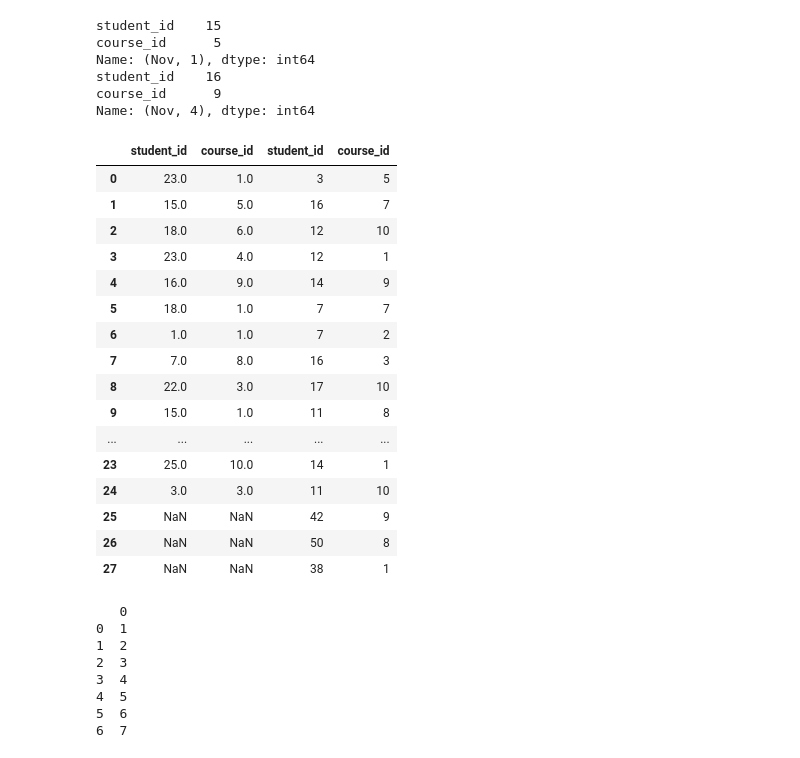
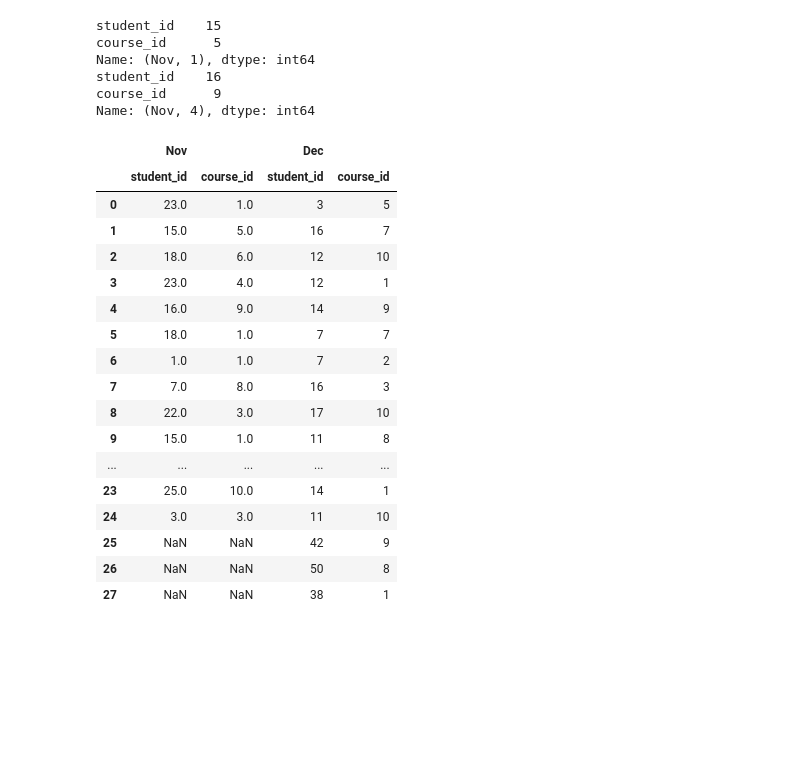
Before and after one commit to Muhammad-Waleed-Source/Pandas, a Jupyter notebook: Pandas_5_Merging_Joining_Concatenating.ipynb, the cells around one changed output. Cells and saved outputs as stored; diff of their text form; code cells hidden in the pictures; blank space fills up the shorter version.

Commit message:
Merging dataframe using Joins

```diff
--- a/Pandas_5_Merging_Joining_Concatenating.ipynb
+++ b/Pandas_5_Merging_Joining_Concatenating.ipynb
@@ -132,8 +114,9 @@ course_id      9
 Name: (Nov, 4), dtype: int64
 # %%
 # horizontally
-pd.concat([nov, dec], axis=1)
+pd.concat([nov, dec], axis=1,keys=['Nov','Dec'])
 # %% [output]
+|  | Nov |  | Dec |  |
 |  | student_id | course_id | student_id | course_id |
 | 0 | 23.0 | 1.0 | 3 | 5 |
 | 1 | 15.0 | 5.0 | 16 | 7 |
@@ -151,16 +134,3 @@ pd.concat([nov, dec], axis=1)
 | 25 | NaN | NaN | 42 | 9 |
 | 26 | NaN | NaN | 50 | 8 |
 | 27 | NaN | NaN | 38 | 1 |
-# %%
-df = pd.DataFrame([1, 2, 3, 4, 5, 6, 7])
-
-print(df)
-# %% [output]
-   0
-0  1
-1  2
-2  3
-3  4
-4  5
-5  6
-6  7
```
Also changed, not shown: parts of 13 cells of this notebook.
